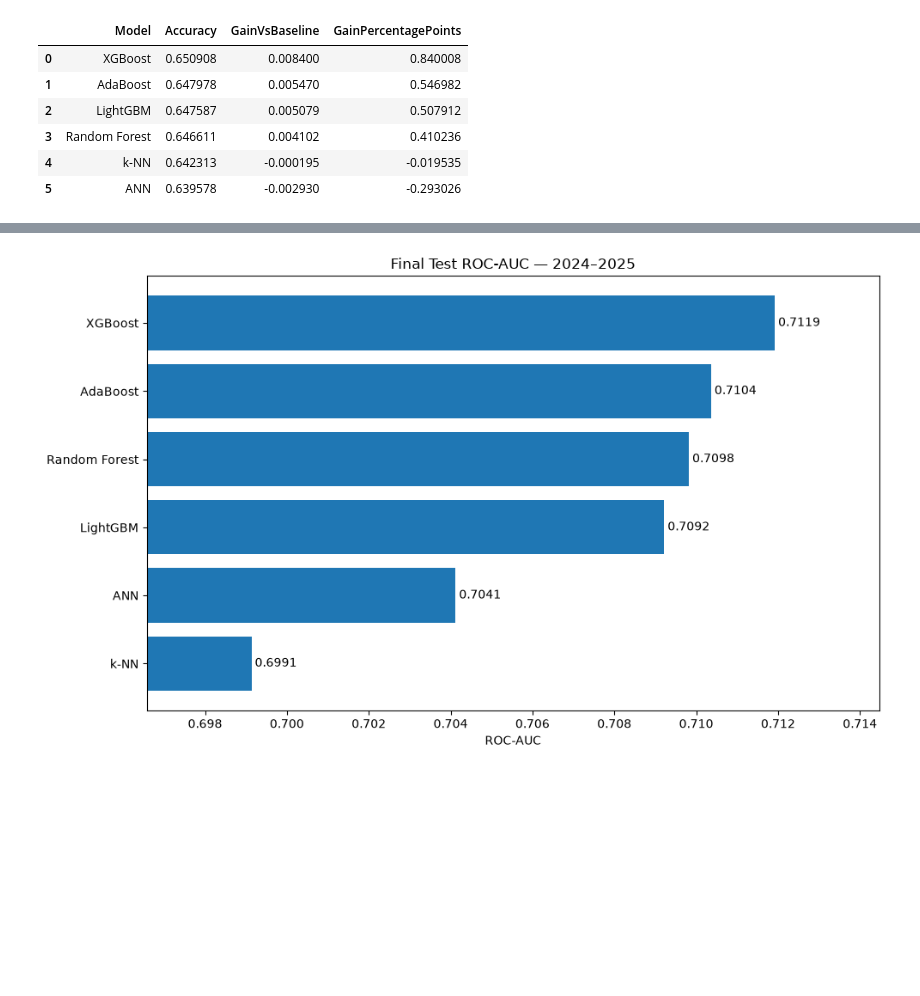
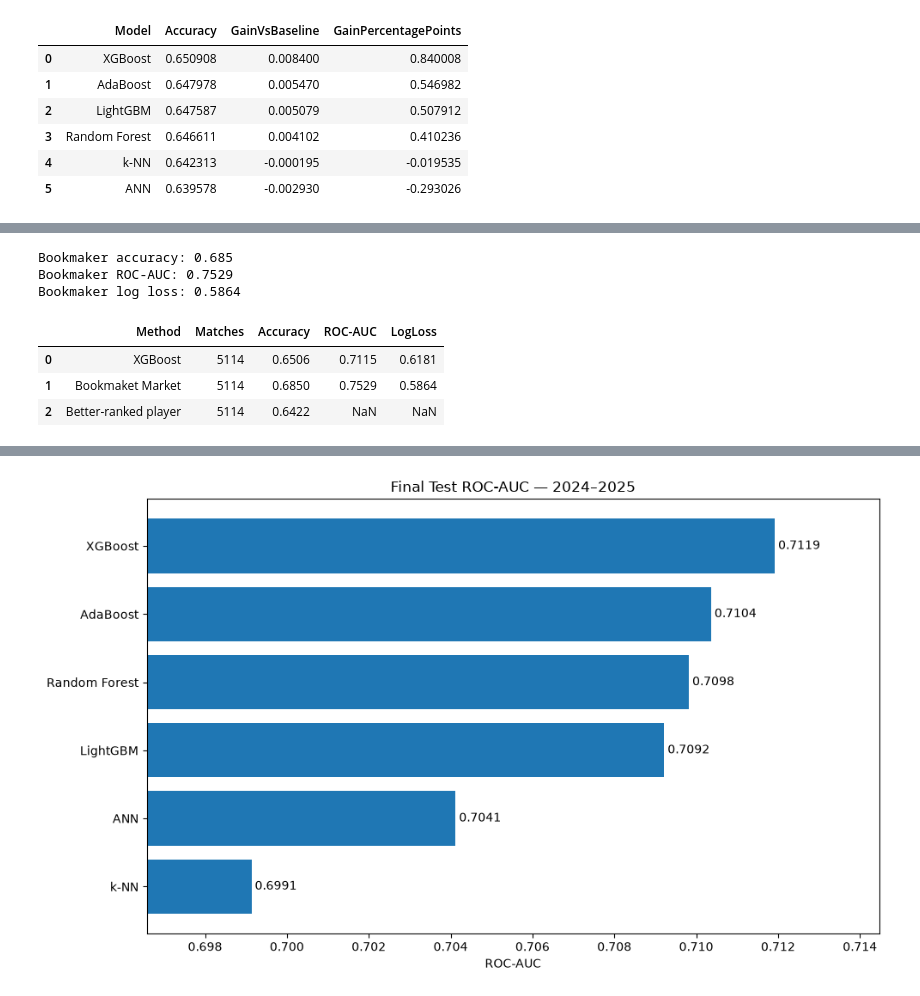
Before and after one commit to elimiotto05/artificial_intelligence, a Jupyter notebook: notebooks/13_final_evaluation.ipynb, the cells around one changed output, grey strips where cells are left out. Saved outputs shown, nothing was run; the diff lists cells and outputs as text; code cells hidden in the pictures; blank space fills up the shorter version.

```diff
--- a/notebooks/13_final_evaluation.ipynb
+++ b/notebooks/13_final_evaluation.ipynb
@@ -221,0 +360,35 @@ accuracy_gain.sort_values(
+# %%
+#calculate bookmaker performance
+
+bookmaker_accuracy = (
+    bookmaker_subset["BookmakerCorrect"].mean()
+)
+
+bookmaker_auc = roc_auc_score(
+    bookmaker_subset["Player1Won"],
+    bookmaker_subset["BookmakerProbability"]
+)
+
+bookmaker_log_loss = log_loss(
+    bookmaker_subset["Player1Won"],
+    bookmaker_subset["BookmakerProbability"]
+)
+
+print(
+    "Bookmaker accuracy:",
+    round(bookmaker_accuracy, 4)
+)
+
+print(
+    "Bookmaker ROC-AUC:",
+    round(bookmaker_auc, 4)
+)
+
+print(
+    "Bookmaker log loss:",
+    round(bookmaker_log_loss, 4)
+)
+# %% [output]
+Bookmaker accuracy: 0.685
+Bookmaker ROC-AUC: 0.7529
+Bookmaker log loss: 0.5864
@@ -221,0 +424,37 @@ accuracy_gain.sort_values(
+# %%
+#create the comparison table
+
+bookmaker_comparison = pd.DataFrame(
+    [
+        {
+            "Method":"XGBoost",
+            "Matches": len(bookmaker_subset),
+            "Accuracy": xgboost_subset_accuracy,
+            "ROC-AUC": xgboost_subset_auc,
+            "LogLoss": xgboost_subset_log_loss
+        },
+
+        {
+            "Method":"Bookmaket Market",
+            "Matches": len(bookmaker_subset),
+            "Accuracy": bookmaker_accuracy,
+            "ROC-AUC": bookmaker_auc,
+            "LogLoss": bookmaker_log_loss
+        },
+
+        {
+            "Method":"Better-ranked player",
+            "Matches": len(bookmaker_subset),
+            "Accuracy": ranking_subset_accuracy,
+            "ROC-AUC": np.nan,
+            "LogLoss": np.nan
+        }
+    ]
+)
+
+display( bookmaker_comparison.round(4))
+# %% [output]
+|  | Method | Matches | Accuracy | ROC-AUC | LogLoss |
+| 0 | XGBoost | 5114 | 0.6506 | 0.7115 | 0.6181 |
+| 1 | Bookmaket Market | 5114 | 0.6850 | 0.7529 | 0.5864 |
+| 2 | Better-ranked player | 5114 | 0.6422 | NaN | NaN |
```
Also changed, not shown: parts of 13 cells of this notebook, 1 other file.
